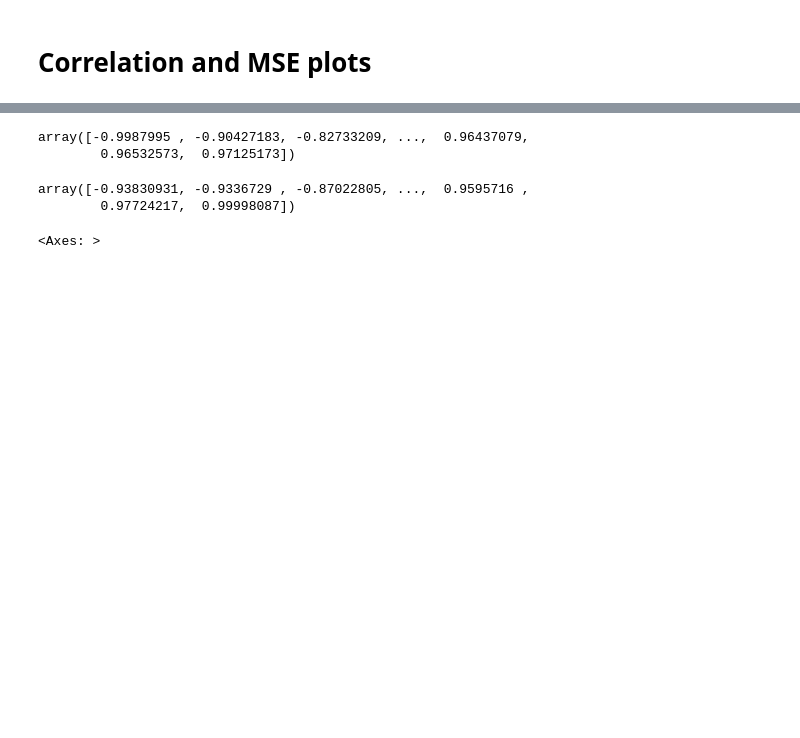
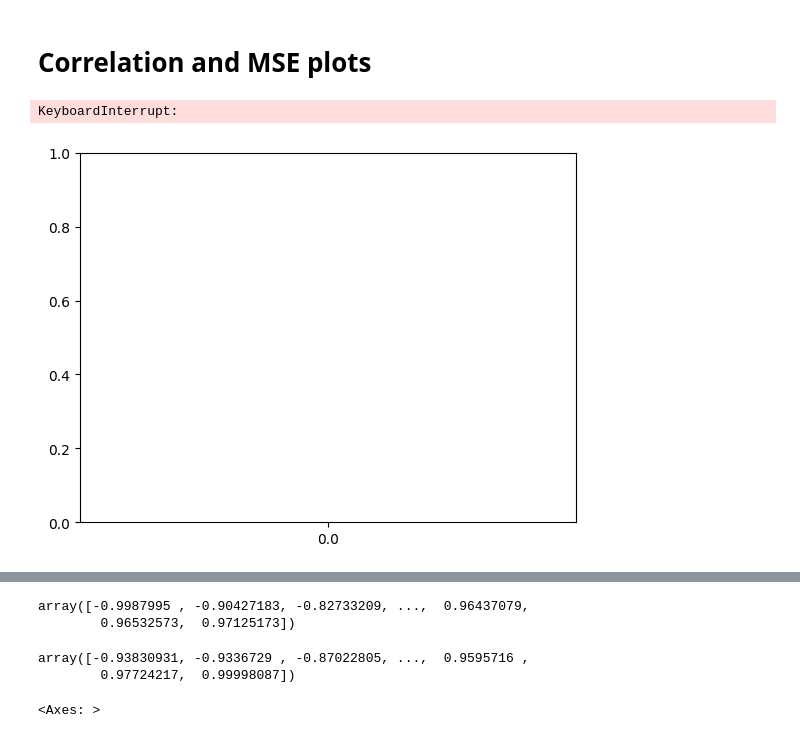
Before and after one commit to Alexander-Broadley/Zhang_lab_rotation, a Jupyter notebook: MML_model/model_evaluation/MML_results_plots.ipynb, the cells around one changed output, grey strips where cells are left out. Saved outputs shown, nothing was run; the diff lists cells and outputs as text; code cells hidden in the pictures; blank space fills up the shorter version.

```diff
--- a/MML_model/model_evaluation/MML_results_plots.ipynb
+++ b/MML_model/model_evaluation/MML_results_plots.ipynb
@@ -16,2 +41,7 @@ PEARSONS_training_data = pd.read_csv('../data/PEARSONS_results.csv')
+# %%
+create_pearsons_violin(results, y_col='train_loss', title = 'Genewise PCC for Pearsons models', file_title = 'TEMP')
+# %% [output]
+KeyboardInterrupt:
+[figure, added]
 # %%
 genewise_correlations = pd.read_csv('./data/genewise_correlations', index_col=0)
```
Also changed, not shown: parts of 7 cells of this notebook, 8 other files.
